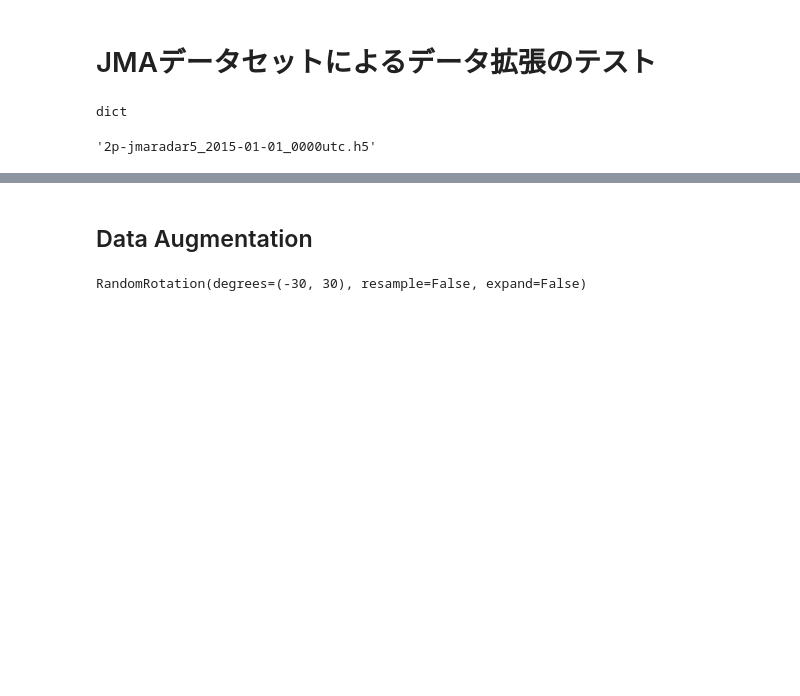
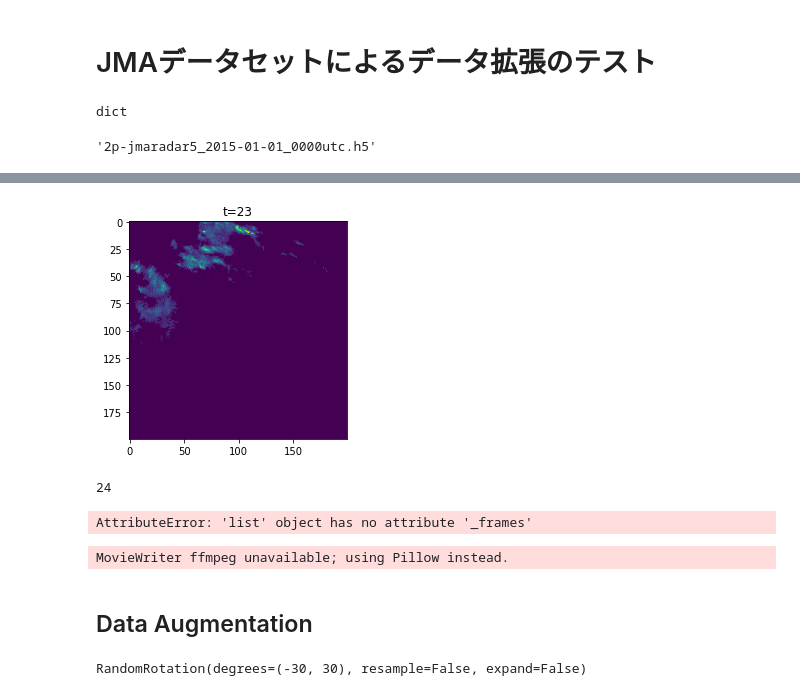
Before and after one commit to inoue0406/local_transformation_model, a Jupyter notebook: notebook/test_new_pytorch_dataset.ipynb, the cells around one changed output, grey strips where cells are left out. Saved outputs shown, nothing was run; the diff lists cells and outputs as text; code cells hidden in the pictures; blank space fills up the shorter version.

```diff
--- a/notebook/test_new_pytorch_dataset.ipynb
+++ b/notebook/test_new_pytorch_dataset.ipynb
@@ -56,3 +76,27 @@ numpy.ndarray
+# %%
+fig = plt.figure()
+ims = []
+for i in range(24):
+    plt.title("t=%d" % i)
+    img = plt.imshow(data[i,0,:,:], animated=True) # グラフを作成
+    ims.append([img]) # グラフを配列に追加
+# %% [output]
+[figure, added]
+# %%
+len(ims)
+# %% [output]
+24
+# %%
+ims._frames
+# %% [output]
+AttributeError: 'list' object has no attribute '_frames'
+# %%
+# 100枚のプロットを 100ms ごとに表示するアニメーション
+ani = animation.ArtistAnimation(fig, ims, interval=200)
+ani.save("test2-5.gif")
+#plt.show()
+# %% [output]
+MovieWriter ffmpeg unavailable; using Pillow instead.
 # %% [markdown]
 ## Data Augmentation
 # %%
```
Also changed, not shown: parts of 6 cells of this notebook, 11 other files.
